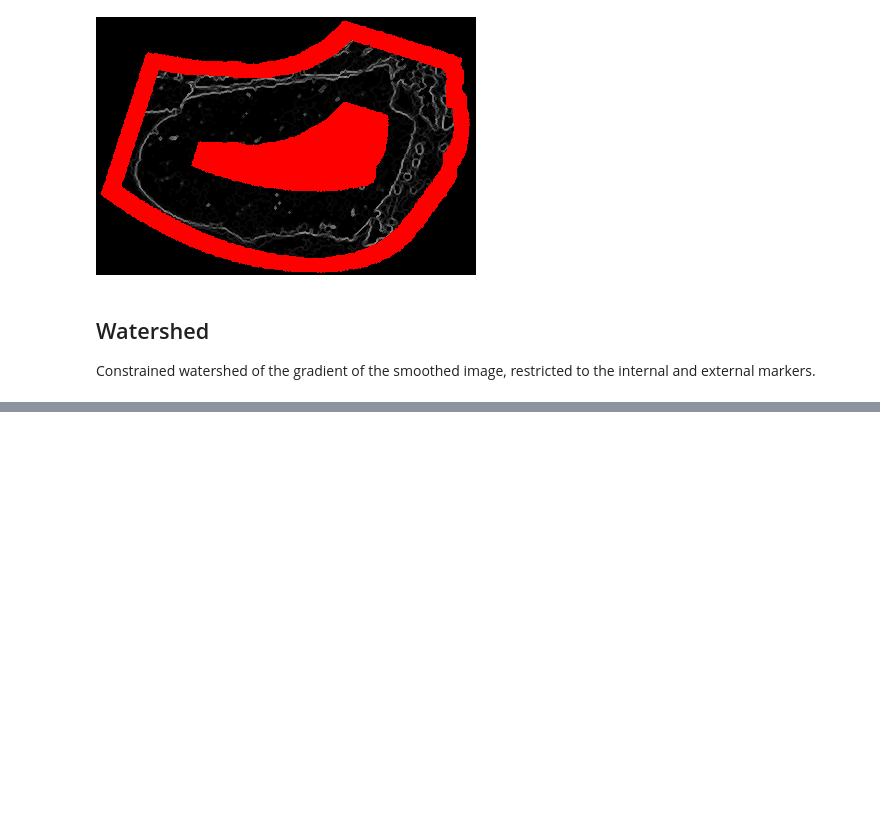
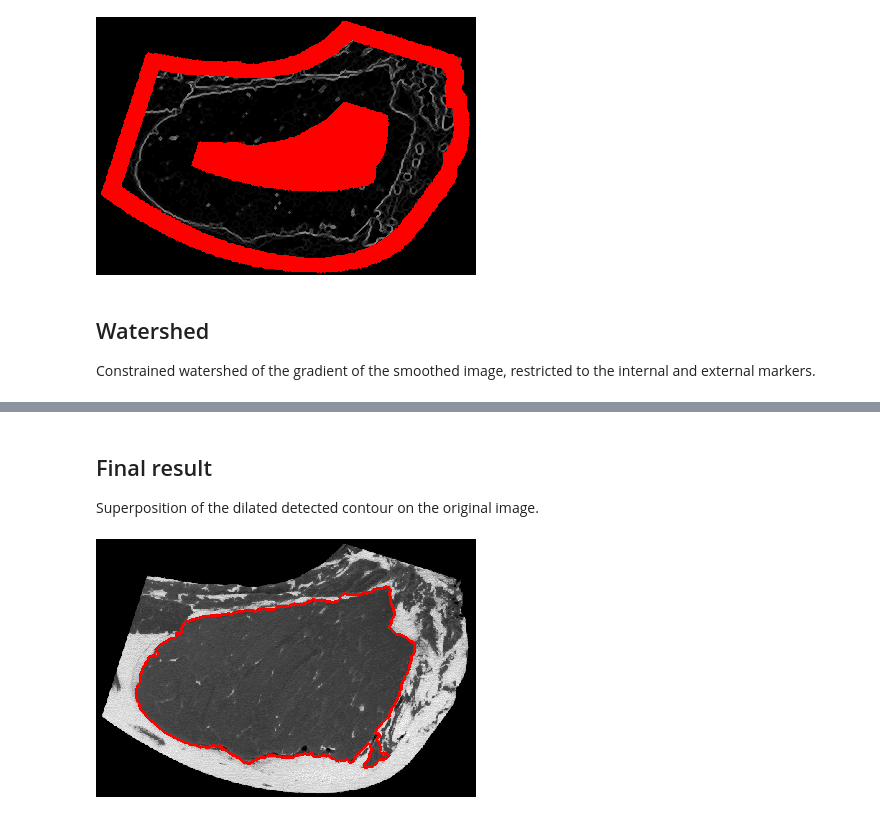
Before and after one commit to robertoalotufo/ia870p3, a Jupyter notebook: dbeef.ipynb, the cells around one changed output, grey strips where cells are left out. Saved outputs shown, nothing was run; the diff lists cells and outputs as text; code cells hidden in the pictures; blank space fills up the shorter version.

```diff
--- a/dbeef.ipynb
+++ b/dbeef.ipynb
@@ -76,0 +63,7 @@ h[slicing]
+# %% [markdown]
+## Final result
+Superposition of the dilated detected contour on the original image.
+# %%
+Image.fromarray(mm.iagshow(a, mm.iadil(i)).transpose(1,2,0))
+# %% [output]
+[figure, added]
```
Also changed, not shown: parts of 8 cells of this notebook, 2 other files.
